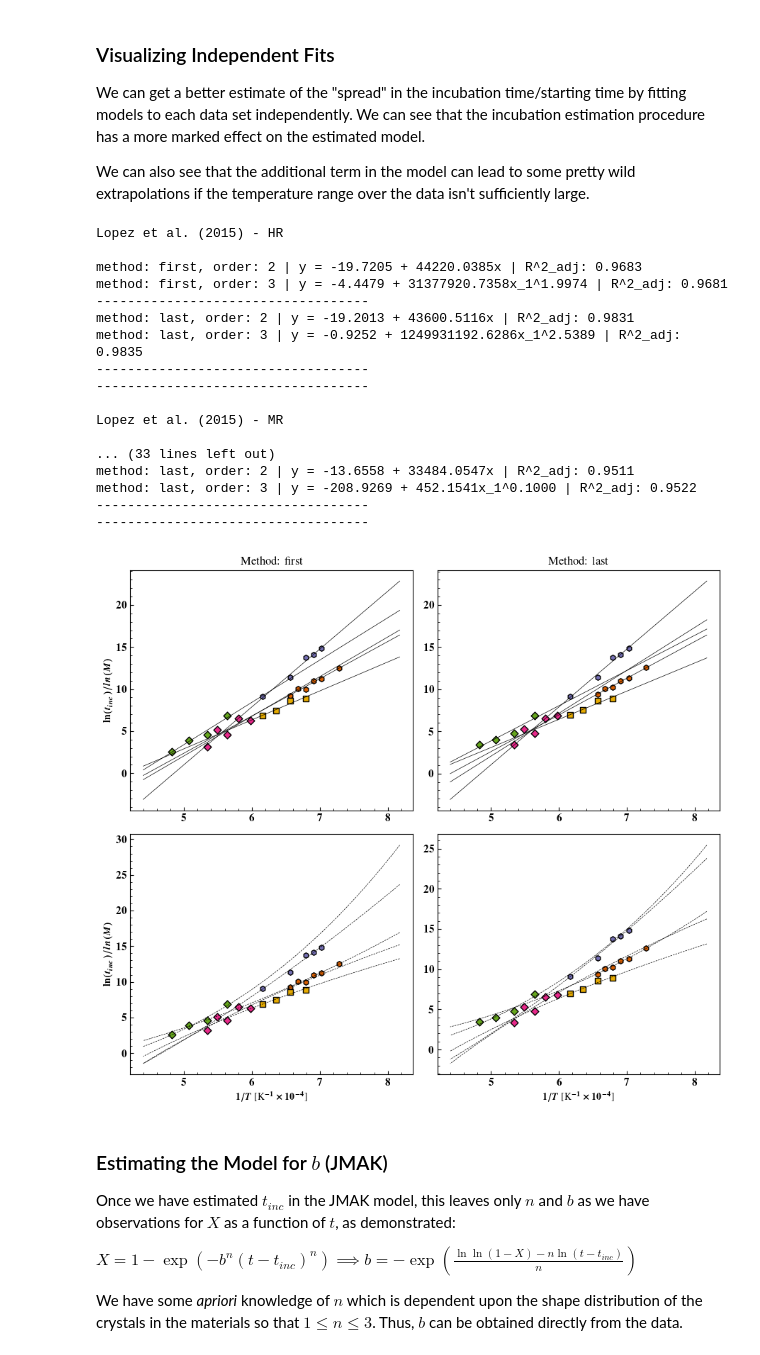
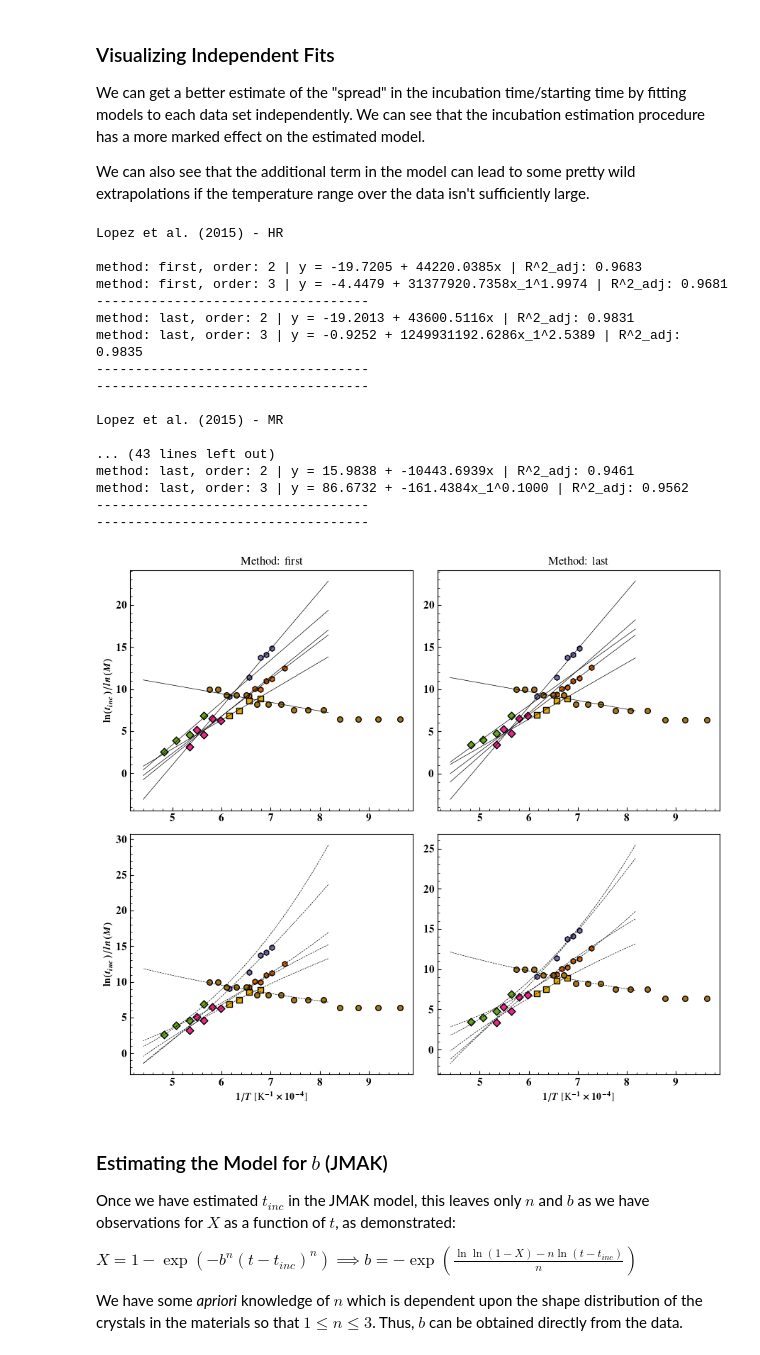
Before and after one commit to ml-ME-gatech/modeling_tungsten, a Jupyter notebook: recrystallization/data_exploration/arrhenius_process_estimation.ipynb, the cells around one changed output. Saved outputs shown, nothing was run; the diff lists cells and outputs as text; code cells hidden in the pictures.

```diff
--- a/recrystallization/data_exploration/arrhenius_process_estimation.ipynb
+++ b/recrystallization/data_exploration/arrhenius_process_estimation.ipynb
@@ -490,7 +487,7 @@ data_file = [DATA_DIR.joinpath(file) for file in ['alfonso_data/highly_rolled.cs
              'richou_data/batch_a_data.csv',
              'richou_data/batch_b_data.csv',
              'yu_data/data.csv',
-             'minnessale_data/data.csv']
+             'shah_data/binned_temperature_data.csv']
 ]
 
 #formatting for the plot
@@ -499,7 +496,7 @@ labels = ['Lopez et al. (2015) - HR',
           'Richou et al. (2020) - Batch A',
           'Richou et al. (2020) - Batch B',
           'Yu et al. (2017)',
-          'Minnissale et al. (2020)']
+          'Shah et al. (2021)']
 
 markers = ['h','h','D','D','s','o']
 multiplier = [3600,3600,1,1,3600,1]
@@ -544,8 +541,9 @@ import pickle
 
 fig,axes = plt.subplots(figsize = (9,8.),ncols = 2,nrows = 2)
 
-for i,data in enumerate(dataset[:-1]):
+for i,data in enumerate(dataset):
     print(labels[i] + '\n')
+
     for estimate_kwargs,k in zip([{'method':'first','thresh':0.005},{'method':'last','thresh':0.02}],range(2)):
         for j,order, ls in zip(range(2),[2,3],['-','--']):
             result,_ = plot_and_estimate_arrhenius_single(data,
@@ -563,37 +561,37 @@ for i,data in enumerate(dataset[:-1]):
             with open(MODEL_PATH.joinpath(f'log_tinc_{labels[i]}_{estimate_kwargs['method']}_{order}.pkl'),'wb') as f:
                 pickle.dump(result,f)
 
         print('-----------------------------------')
     print('-----------------------------------\n')
 
 for method,i in zip(['first','last'],range(2)):
     for j in range(2):
         setup_axis_default(axes[i,j])
 
     axes[0,i].set_title(r'Method: ' + method,fontsize = 12)
     axes[1,i].set_xlabel(r'$1/T$ [K$^{-1} \times 10^{-4}$]')
     axes[i,0].set_ylabel(r'$\ln(t_{inc}) / ln(M)$')
 
 fig.tight_layout()
 # %% [output]
 Lopez et al. (2015) - HR
 
 method: first, order: 2 | y = -19.7205 + 44220.0385x | R^2_adj: 0.9683
 method: first, order: 3 | y = -4.4479 + 31377920.7358x_1^1.9974 | R^2_adj: 0.9681
 -----------------------------------
 method: last, order: 2 | y = -19.2013 + 43600.5116x | R^2_adj: 0.9831
 method: last, order: 3 | y = -0.9252 + 1249931192.6286x_1^2.5389 | R^2_adj: 0.9835
 -----------------------------------
 -----------------------------------
 
 Lopez et al. (2015) - MR
 
-... (33 lines left out)
-method: last, order: 2 | y = -13.6558 + 33484.0547x | R^2_adj: 0.9511
-method: last, order: 3 | y = -208.9269 + 452.1541x_1^0.1000 | R^2_adj: 0.9522
+... (43 lines left out)
+method: last, order: 2 | y = 15.9838 + -10443.6939x | R^2_adj: 0.9461
+method: last, order: 3 | y = 86.6732 + -161.4384x_1^0.1000 | R^2_adj: 0.9562
 -----------------------------------
 -----------------------------------
-[figure, old version]
+[figure, new version]
 # %% [markdown]
 ### Estimating the Model for $b$ (JMAK)
 
```
Also changed, not shown: parts of 7 cells of this notebook, 53 other files.
